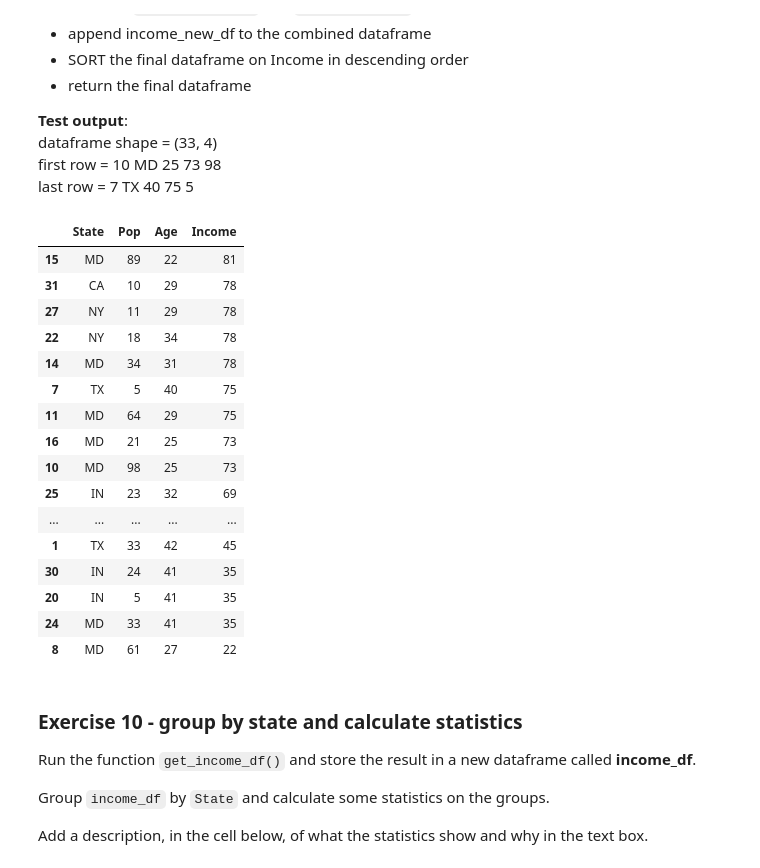
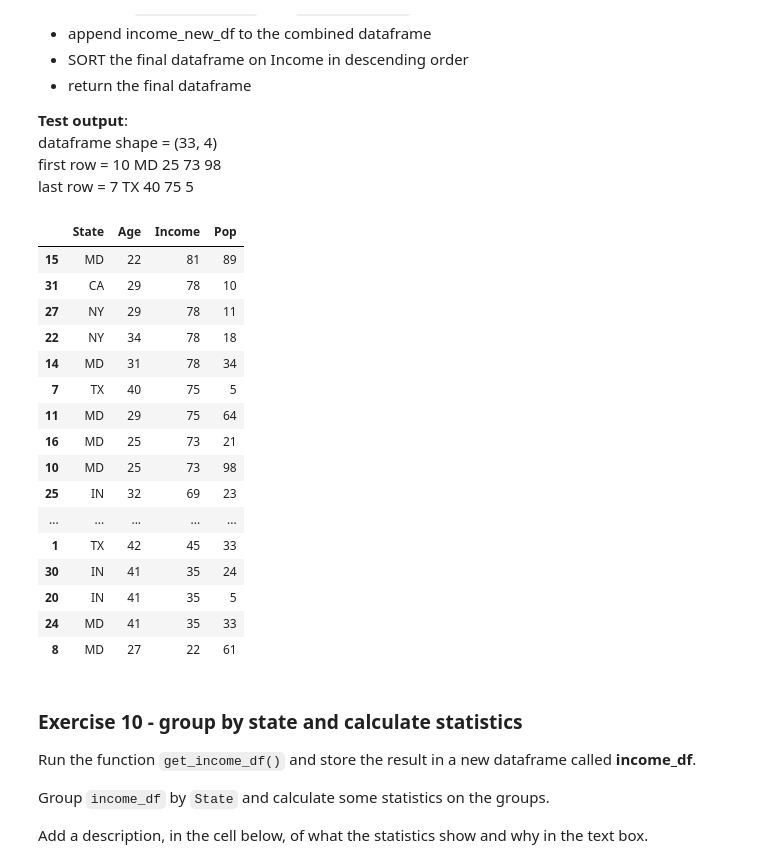
Before and after one commit to nicolej88/programming-for-data-portfolio, a Jupyter notebook: wrange_the_data.ipynb, the cells around one changed output. Saved outputs shown, nothing was run; the diff lists cells and outputs as text; code cells hidden in the pictures.

```diff
--- a/wrange_the_data.ipynb
+++ b/wrange_the_data.ipynb
@@ -238,13 +234,9 @@ Looking at the tables country_level_df and state_level_df, each has a column con
 Test output:
 18 rows and 6 columns
 # %%
-########
-county_level_df2 = (county_level_df['Pop','Population'])
-print (county_level_df2)
-updated_pop = county_level_df["updated_population"] = state_level_df["Pop"]
-
-
+county_level_df["Pop"] = county_level_df["Population"]
+#create column Pop containing Population values
 county_level_df_v2 = county_level_df.drop(("Population"), axis=1)
-
-#print (county_level_df_v2)
+#drop population column
+display (county_level_df_v2)
 # %% [output]
@@ -335,42 +333,44 @@ last row = 7	TX	40	75	5
 # %%
 import pandas as pd
 url= "https://github.com/futureCodersSE/working-with-data/blob/main/Data%20sets/Income-Data.xlsx?raw=true"
 
 def get_income_df():
     county_level_df = pd.read_excel(url, sheet_name= "county-level")
     state_level_df = pd.read_excel(url, sheet_name= "state-level")
     income_new_df = pd.read_excel(url, sheet_name= "income")
+    #define varaibles as dataframes
 
-    county_level_df.rename(columns={"Population":"Pop"}, inplace=True)
-    #print(county_level_df)
+    county_level_df["Pop"] = county_level_df["Population"]
+    county_level_df = county_level_df.drop(("Population"), axis=1)
     state_level_df["Pop"] = ((state_level_df["Pop"] / 1000).astype(int))
+    #function change name of population column, displays value as numbers of 1000s
 
     combined_df = pd.concat([county_level_df, state_level_df], ignore_index=True, join="inner")
     final_df = combined_df.append(income_new_df, ignore_index=True)
-    #print (final_df)
     sorted_final_df = final_df.sort_values("Income", ascending = False)
     return (sorted_final_df)
+    #combines functions, modifies indices and sorts by income in descending order returns final df.
 
 
 get_income_df()
 # %% [output]
-|  | State | Pop | Age | Income |
-| 15 | MD | 89 | 22 | 81 |
-| 31 | CA | 10 | 29 | 78 |
-| 27 | NY | 11 | 29 | 78 |
-| 22 | NY | 18 | 34 | 78 |
-| 14 | MD | 34 | 31 | 78 |
-| 7 | TX | 5 | 40 | 75 |
-| 11 | MD | 64 | 29 | 75 |
-| 16 | MD | 21 | 25 | 73 |
-| 10 | MD | 98 | 25 | 73 |
-| 25 | IN | 23 | 32 | 69 |
+|  | State | Age | Income | Pop |
+| 15 | MD | 22 | 81 | 89 |
+| 31 | CA | 29 | 78 | 10 |
+| 27 | NY | 29 | 78 | 11 |
+| 22 | NY | 34 | 78 | 18 |
+| 14 | MD | 31 | 78 | 34 |
+| 7 | TX | 40 | 75 | 5 |
+| 11 | MD | 29 | 75 | 64 |
+| 16 | MD | 25 | 73 | 21 |
+| 10 | MD | 25 | 73 | 98 |
+| 25 | IN | 32 | 69 | 23 |
 | ... | ... | ... | ... | ... |
-| 1 | TX | 33 | 42 | 45 |
-| 30 | IN | 24 | 41 | 35 |
-| 20 | IN | 5 | 41 | 35 |
-| 24 | MD | 33 | 41 | 35 |
-| 8 | MD | 61 | 27 | 22 |
+| 1 | TX | 42 | 45 | 33 |
+| 30 | IN | 41 | 35 | 24 |
+| 20 | IN | 41 | 35 | 5 |
+| 24 | MD | 41 | 35 | 33 |
+| 8 | MD | 27 | 22 | 61 |
 # %% [markdown]
 ### Exercise 10 - group by state and calculate statistics
 
```
Also changed, not shown: parts of 11 cells of this notebook.
